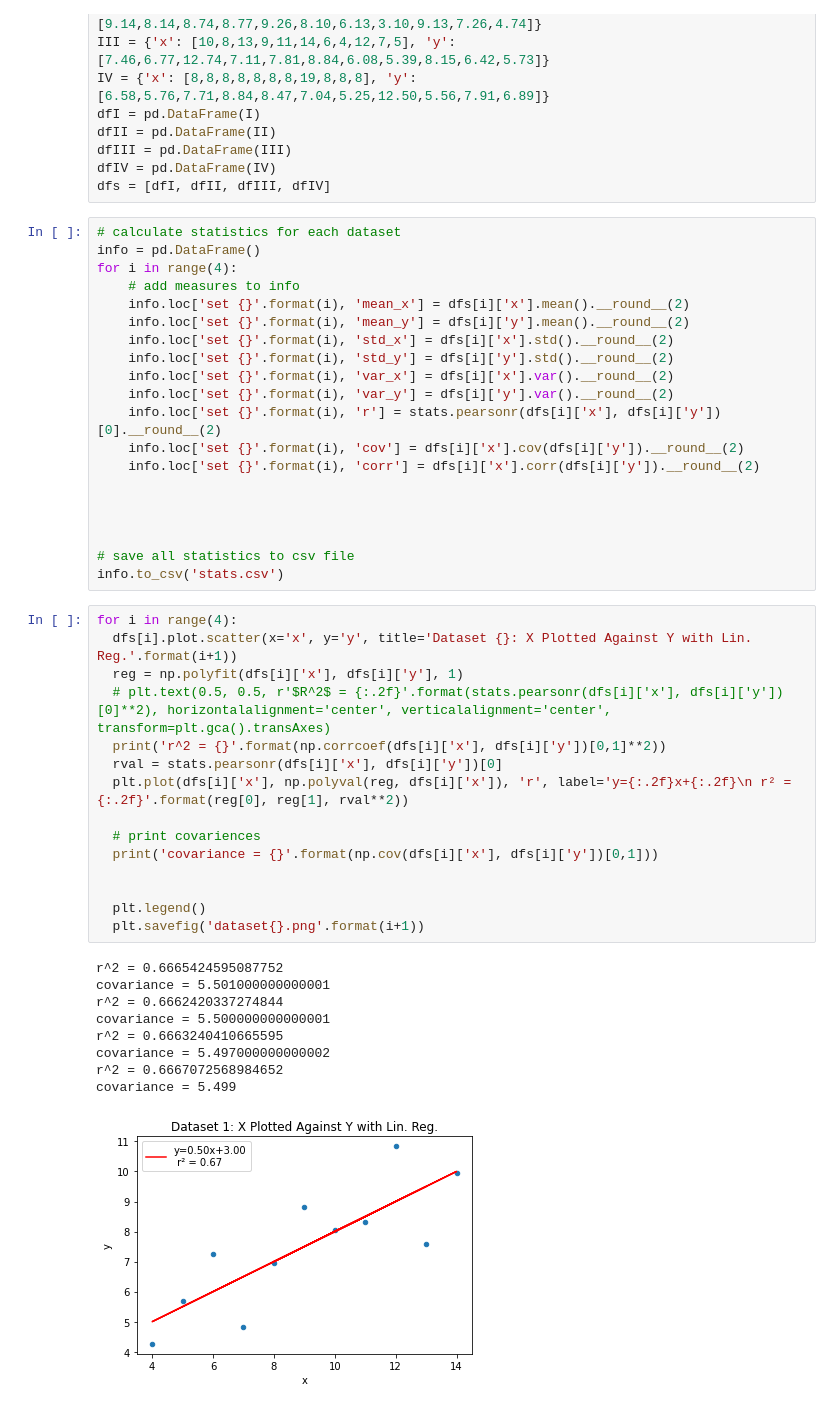
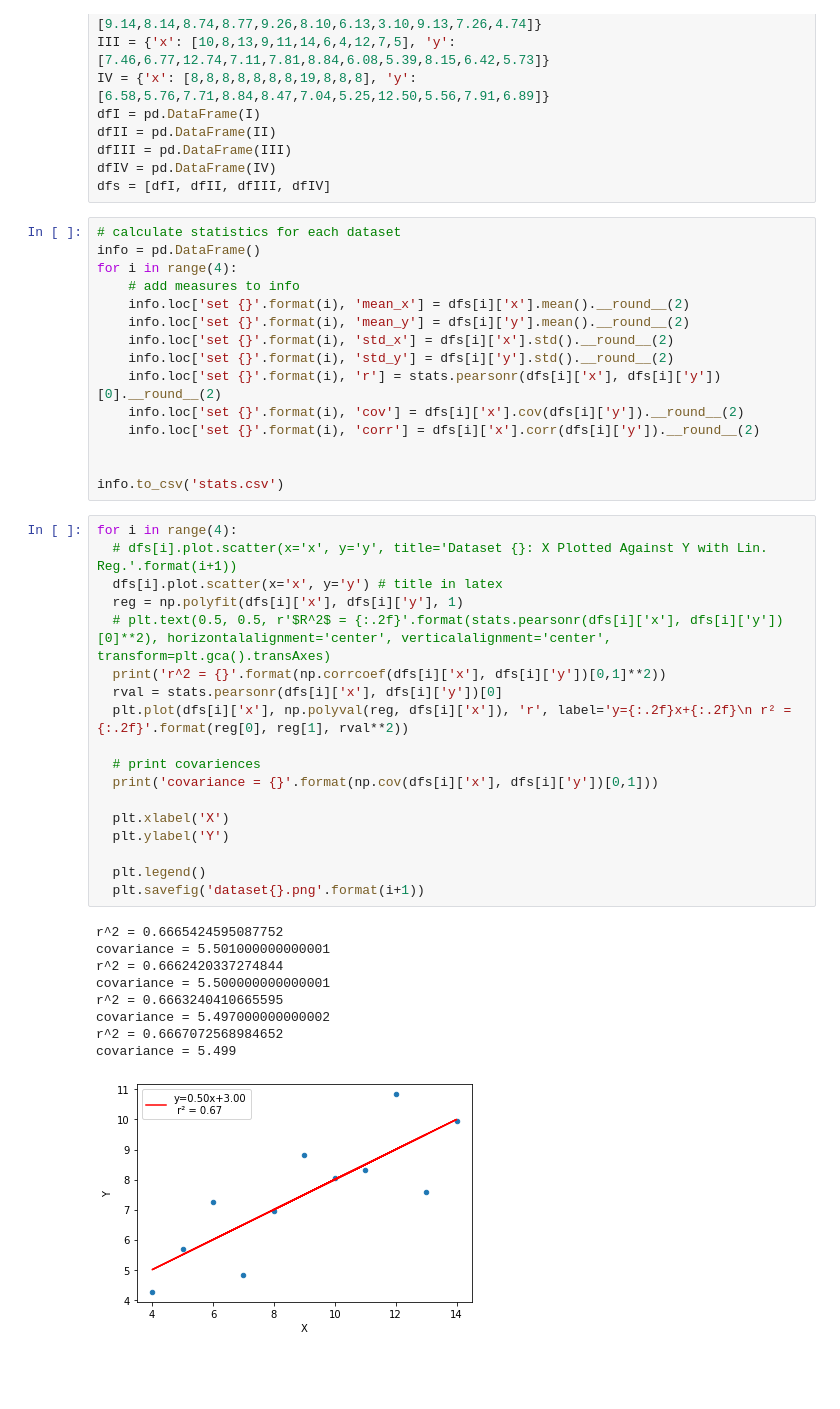
Before and after one commit to JakeBruner/Bivariate-Statistics-Exploration, a Jupyter notebook: stats.ipynb, the cells around one changed output. Cells and saved outputs as stored; diff of their text form; blank space fills up the shorter version.

```diff
--- a/stats.ipynb
+++ b/stats.ipynb
@@ -23,39 +23,37 @@ for i in range(4):
     info.loc['set {}'.format(i), 'mean_y'] = dfs[i]['y'].mean().__round__(2)
     info.loc['set {}'.format(i), 'std_x'] = dfs[i]['x'].std().__round__(2)
     info.loc['set {}'.format(i), 'std_y'] = dfs[i]['y'].std().__round__(2)
-    info.loc['set {}'.format(i), 'var_x'] = dfs[i]['x'].var().__round__(2)
-    info.loc['set {}'.format(i), 'var_y'] = dfs[i]['y'].var().__round__(2)
     info.loc['set {}'.format(i), 'r'] = stats.pearsonr(dfs[i]['x'], dfs[i]['y'])[0].__round__(2)
     info.loc['set {}'.format(i), 'cov'] = dfs[i]['x'].cov(dfs[i]['y']).__round__(2)
     info.loc['set {}'.format(i), 'corr'] = dfs[i]['x'].corr(dfs[i]['y']).__round__(2)
 
 
-
-
-# save all statistics to csv file
 info.to_csv('stats.csv')
 # %%
 for i in range(4):
-  dfs[i].plot.scatter(x='x', y='y', title='Dataset {}: X Plotted Against Y with Lin. Reg.'.format(i+1))
+  # dfs[i].plot.scatter(x='x', y='y', title='Dataset {}: X Plotted Against Y with Lin. Reg.'.format(i+1))
+  dfs[i].plot.scatter(x='x', y='y') # title in latex
   reg = np.polyfit(dfs[i]['x'], dfs[i]['y'], 1)
   # plt.text(0.5, 0.5, r'$R^2$ = {:.2f}'.format(stats.pearsonr(dfs[i]['x'], dfs[i]['y'])[0]**2), horizontalalignment='center', verticalalignment='center', transform=plt.gca().transAxes)
   print('r^2 = {}'.format(np.corrcoef(dfs[i]['x'], dfs[i]['y'])[0,1]**2))
   rval = stats.pearsonr(dfs[i]['x'], dfs[i]['y'])[0]
   plt.plot(dfs[i]['x'], np.polyval(reg, dfs[i]['x']), 'r', label='y={:.2f}x+{:.2f}\n r² = {:.2f}'.format(reg[0], reg[1], rval**2))
 
   # print covariences
   print('covariance = {}'.format(np.cov(dfs[i]['x'], dfs[i]['y'])[0,1]))
 
+  plt.xlabel('X')
+  plt.ylabel('Y')
 
   plt.legend()
   plt.savefig('dataset{}.png'.format(i+1))
 # %% [output]
 r^2 = 0.6665424595087752
 covariance = 5.501000000000001
 r^2 = 0.6662420337274844
 covariance = 5.500000000000001
 r^2 = 0.6663240410665595
 covariance = 5.497000000000002
 r^2 = 0.6667072568984652
 covariance = 5.499
-[figure, old version]
+[figure, new version]
```
Also changed, not shown: parts of 1 cell of this notebook, 9 other files.
